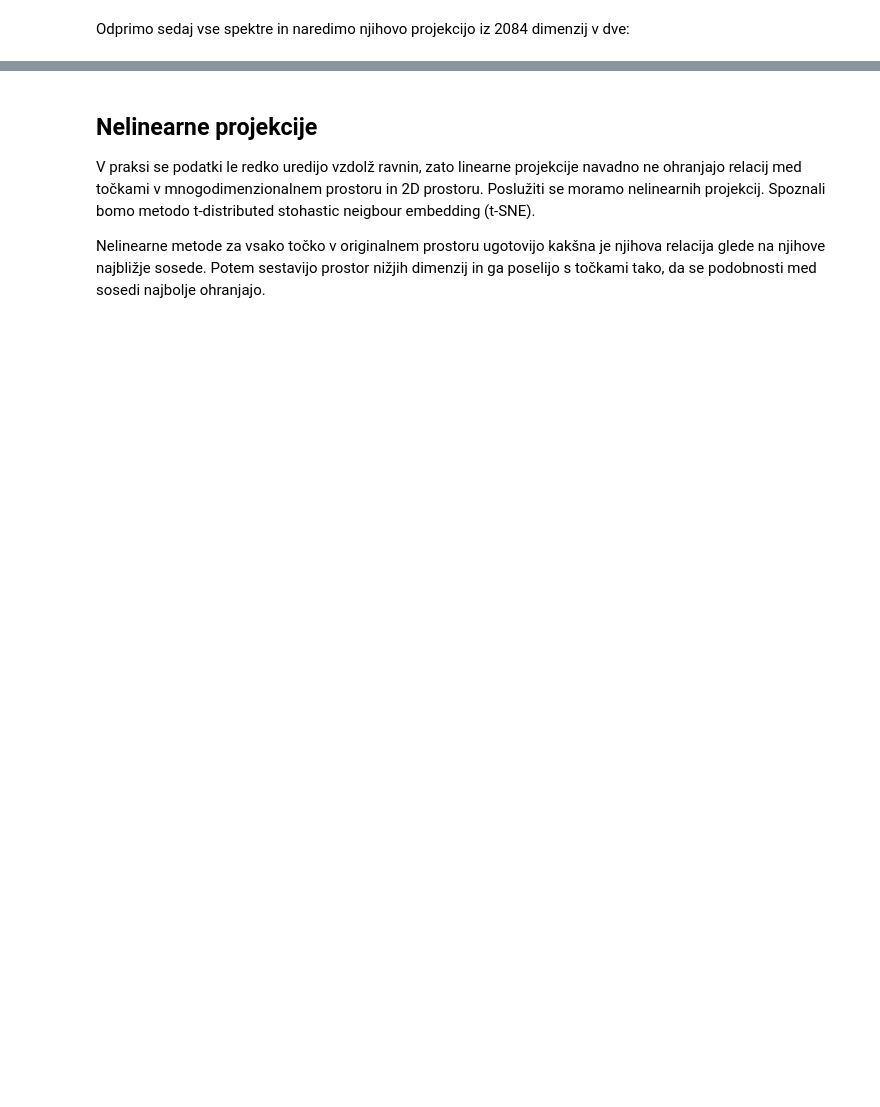
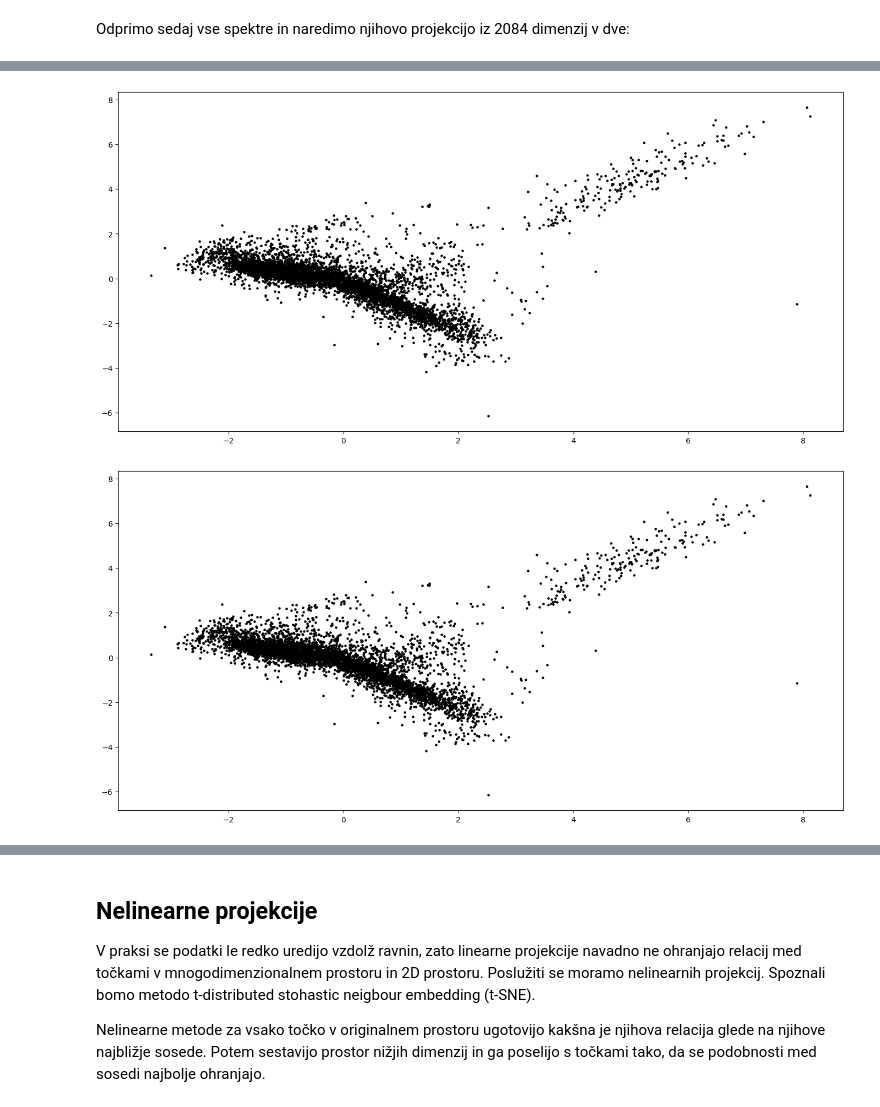
Before and after one commit to sheliak/klasifikacija_spektrov, a Jupyter notebook: klasifikacija.ipynb, the cells around one changed output, grey strips where cells are left out. Cells and saved outputs as stored; diff of their text form; code cells hidden in the pictures; blank space fills up the shorter version.

```diff
--- a/klasifikacija.ipynb
+++ b/klasifikacija.ipynb
@@ -286,14 +302,17 @@ Procesiram spekter st. 541
 # %%
 #Naredimo projekcijo
 pca = PCA(n_components=2)
 pca.fit(spektri)
 projekcija=pca.transform(spektri)
 
 #Narisemo 2D ravnino
-fig=plt.figure(1)
+fig=plt.figure(8)
 ax=fig.add_subplot(111)
 ax.scatter(projekcija[:,0], projekcija[:,1], s=5, c='k')
 plt.show()
+# %% [output]
+[figure, added]
+[figure, added]
 # %%
 !pip -q install ipympl
 from google.colab import output
```
Also changed, not shown: parts of 19 cells of this notebook.
